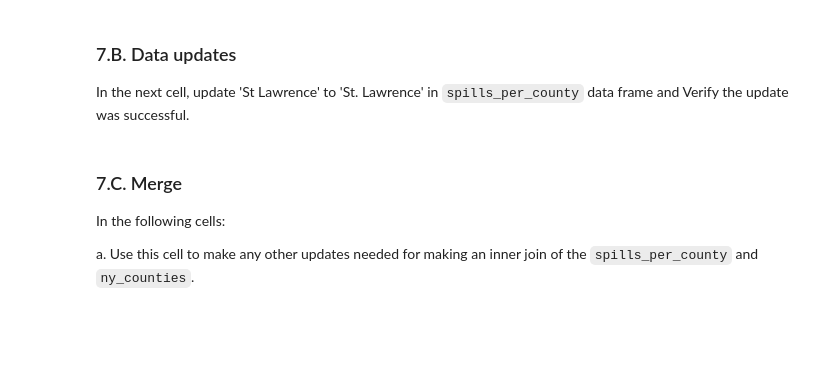
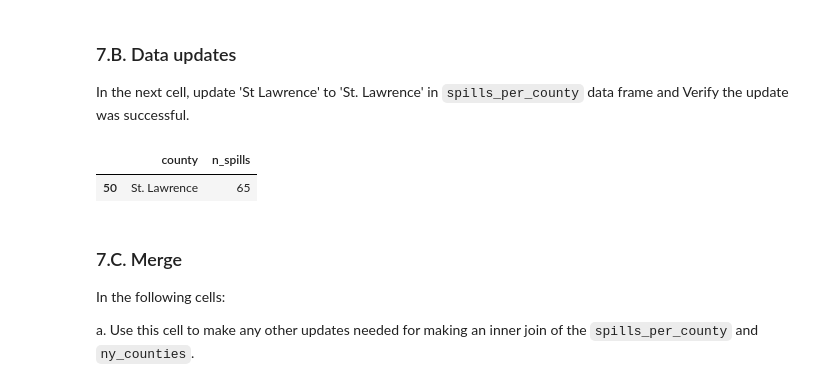
Before and after one commit to vedikaS-byte/eds220-hwk3, a Jupyter notebook: hwk3-task1-spills.ipynb, the cells around one changed output. Saved outputs shown, nothing was run; the diff lists cells and outputs as text; code cells hidden in the pictures; blank space fills up the shorter version.

Commit message:
Updated 'St. Lawrence' with replace() via 'str' and verified name check with .loc[] conditional.

```diff
--- a/hwk3-task1-spills.ipynb
+++ b/hwk3-task1-spills.ipynb
@@ -495,6 +495,15 @@ The Tuscarora Indian Reservation had one oil spill.
 ### 7.B. Data updates
 
 In the next cell, update 'St Lawrence' to 'St. Lawrence' in `spills_per_county` data frame and Verify the update was successful.
+# %%
+# Use replace() via str to replace "St Lawrence" with "St. Lawrence"
+spills_per_county.county = spills_per_county.county.str.replace("St Lawrence", "St. Lawrence")
+
+# Confirm name change
+spills_per_county.loc[spills_per_county.county == "St. Lawrence",]
+# %% [output]
+|  | county | n_spills |
+| 50 | St. Lawrence | 65 |
 # %% [markdown]
 ### 7.C. Merge
 
```
Also changed, not shown: parts of 1 cell of this notebook.
